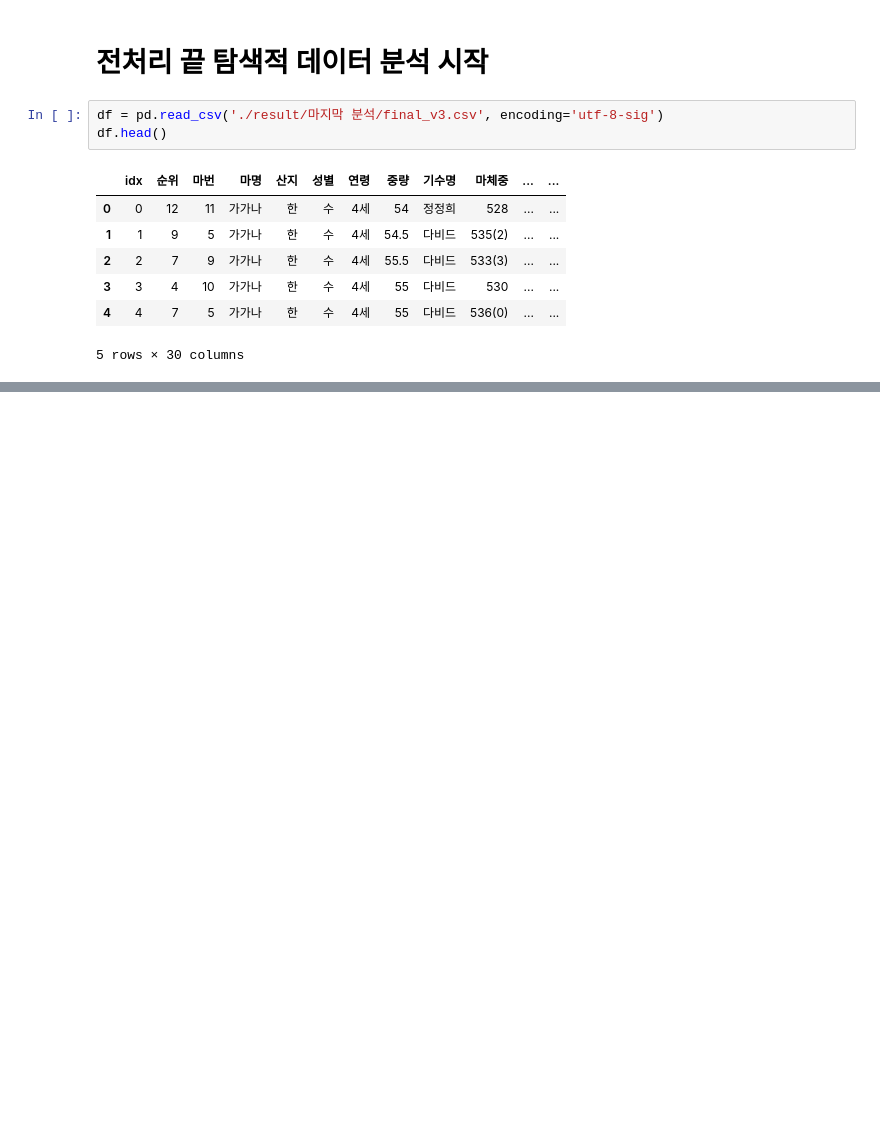
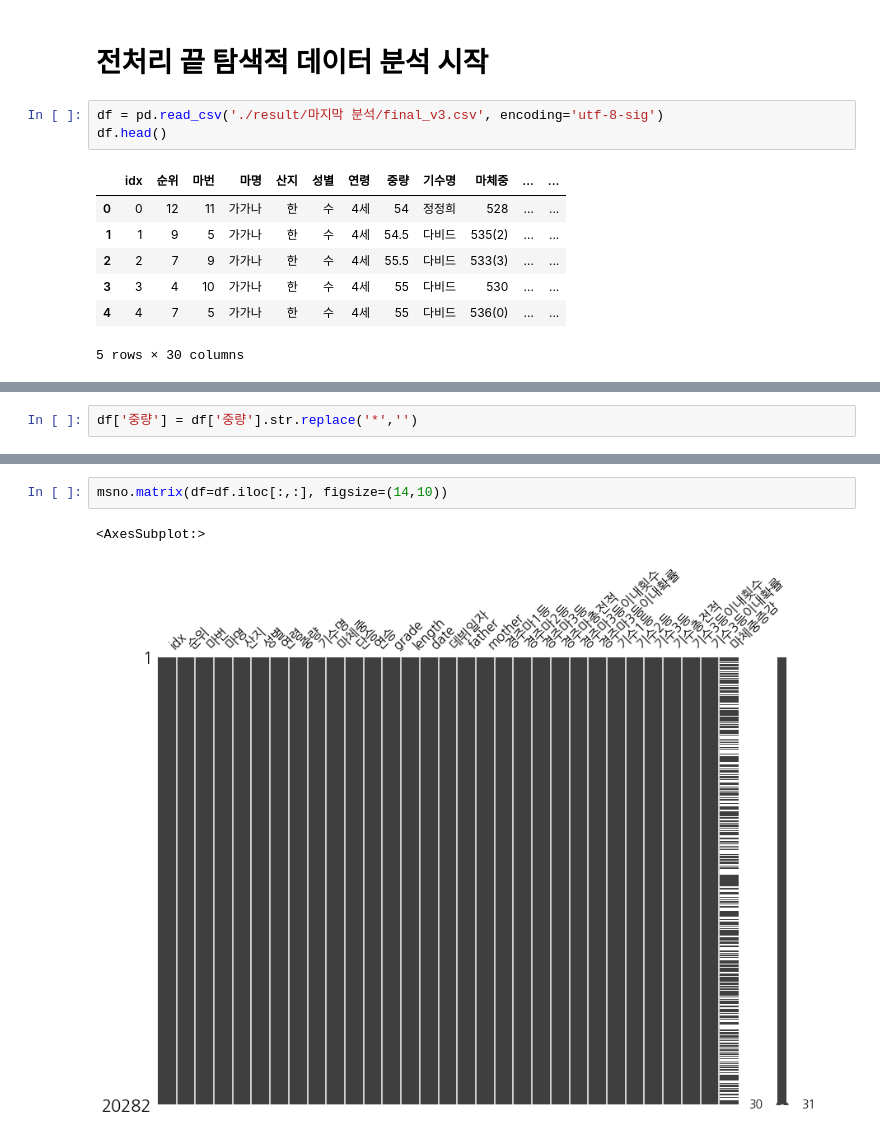
Before and after one commit to Inhatc-Bigdata-Project/RacingClassificationModel, a Jupyter notebook: final.ipynb, the cells around one changed output, grey strips where cells are left out. Saved outputs shown, nothing was run; the diff lists cells and outputs as text; blank space fills up the shorter version.

```diff
--- a/final.ipynb
+++ b/final.ipynb
@@ -946 +939,3 @@ df.head()
+# %%
+df['중량'] = df['중량'].str.replace('*','')
 # %%
@@ -965,0 +976,5 @@ memory usage: 4.5+ MB
+# %%
+msno.matrix(df=df.iloc[:,:], figsize=(14,10))
+# %% [output]
+<AxesSubplot:>
+[figure, added]
```
Also changed, not shown: parts of 18 cells of this notebook, 1 other file.
